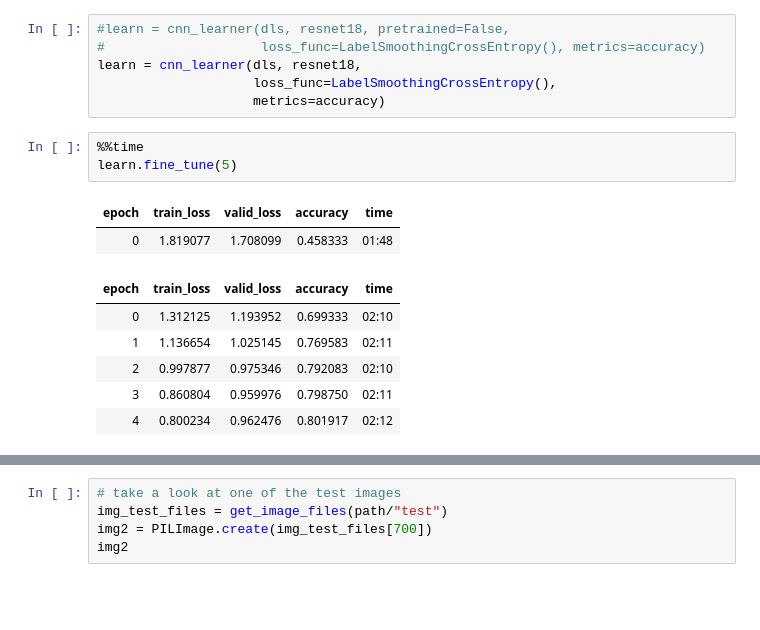
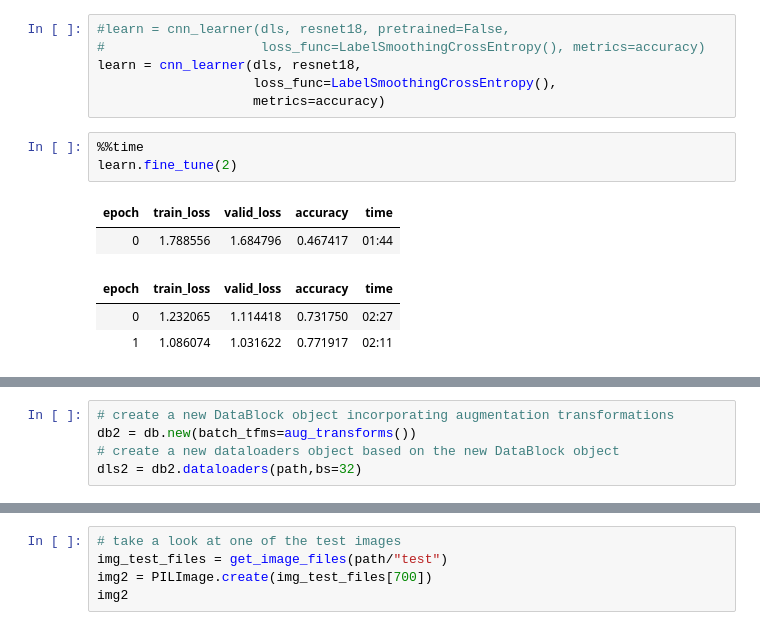
Before and after one commit to PacktPublishing/Deep-Learning-with-fastai-Cookbook, a Jupyter notebook: ch8/training_with_image_datasets_datablock.ipynb, the cells around one changed output, grey strips where cells are left out. Drawn from its saved outputs; the diff is of its cells as text; blank space fills up the shorter version.

```diff
--- a/ch8/training_with_image_datasets_datablock.ipynb
+++ b/ch8/training_with_image_datasets_datablock.ipynb
@@ -105,13 +105,10 @@ learn = cnn_learner(dls, resnet18,
                     metrics=accuracy)
 # %%
 %%time
-learn.fine_tune(5)
+learn.fine_tune(2)
 # %% [output]
 | epoch | train_loss | valid_loss | accuracy | time |
-| 0 | 1.819077 | 1.708099 | 0.458333 | 01:48 |
+| 0 | 1.788556 | 1.684796 | 0.467417 | 01:44 |
 | epoch | train_loss | valid_loss | accuracy | time |
-| 0 | 1.312125 | 1.193952 | 0.699333 | 02:10 |
-| 1 | 1.136654 | 1.025145 | 0.769583 | 02:11 |
-| 2 | 0.997877 | 0.975346 | 0.792083 | 02:10 |
-| 3 | 0.860804 | 0.959976 | 0.798750 | 02:11 |
-| 4 | 0.800234 | 0.962476 | 0.801917 | 02:12 |
+| 0 | 1.232065 | 1.114418 | 0.731750 | 02:27 |
+| 1 | 1.086074 | 1.031622 | 0.771917 | 02:11 |
@@ -119,0 +117,5 @@ Wall time: 12min 44s
+# %%
+# create a new DataBlock object incorporating augmentation transformations
+db2 = db.new(batch_tfms=aug_transforms())
+# create a new dataloaders object based on the new DataBlock object
+dls2 = db2.dataloaders(path,bs=32)
```
Also changed, not shown: parts of 12 cells of this notebook, 2 other files.
